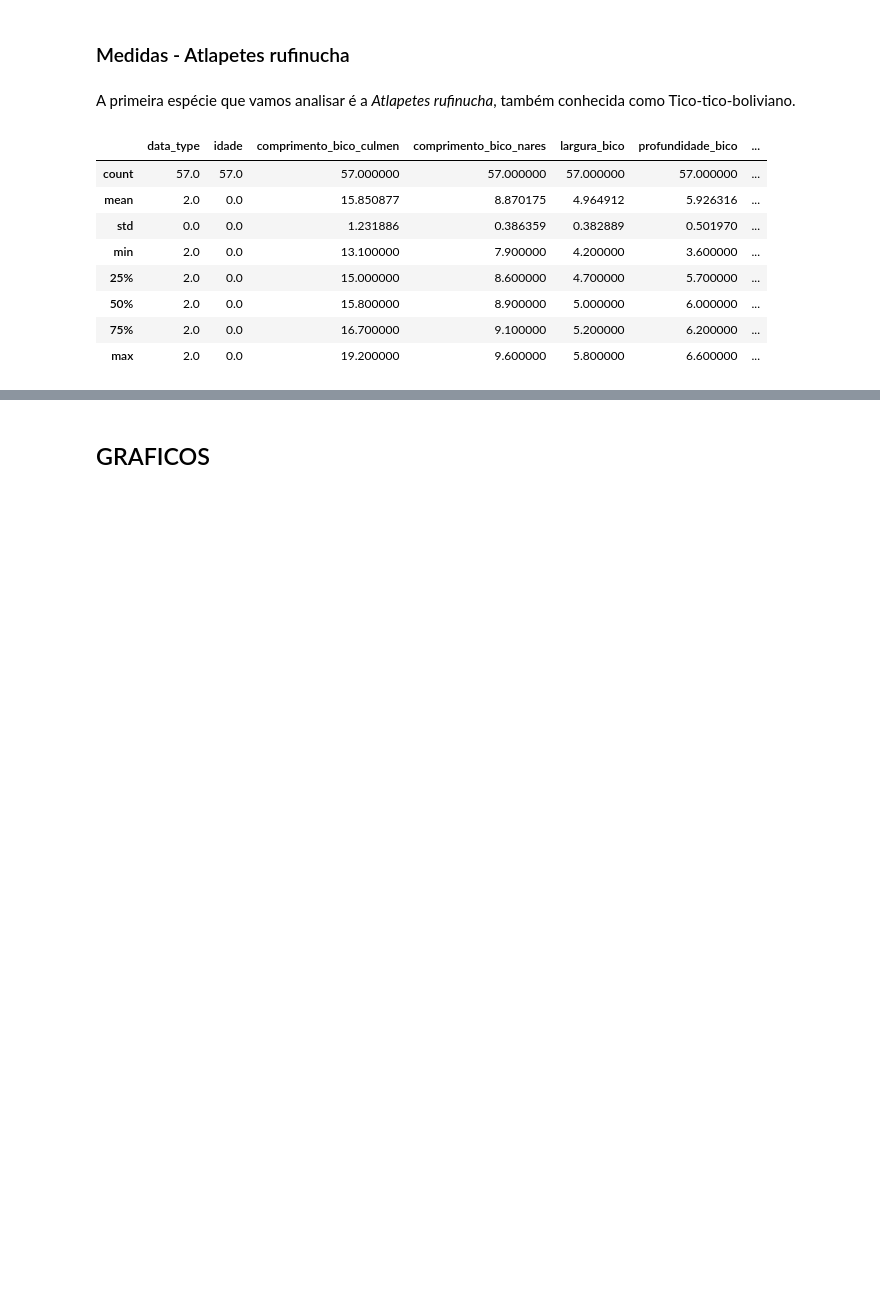
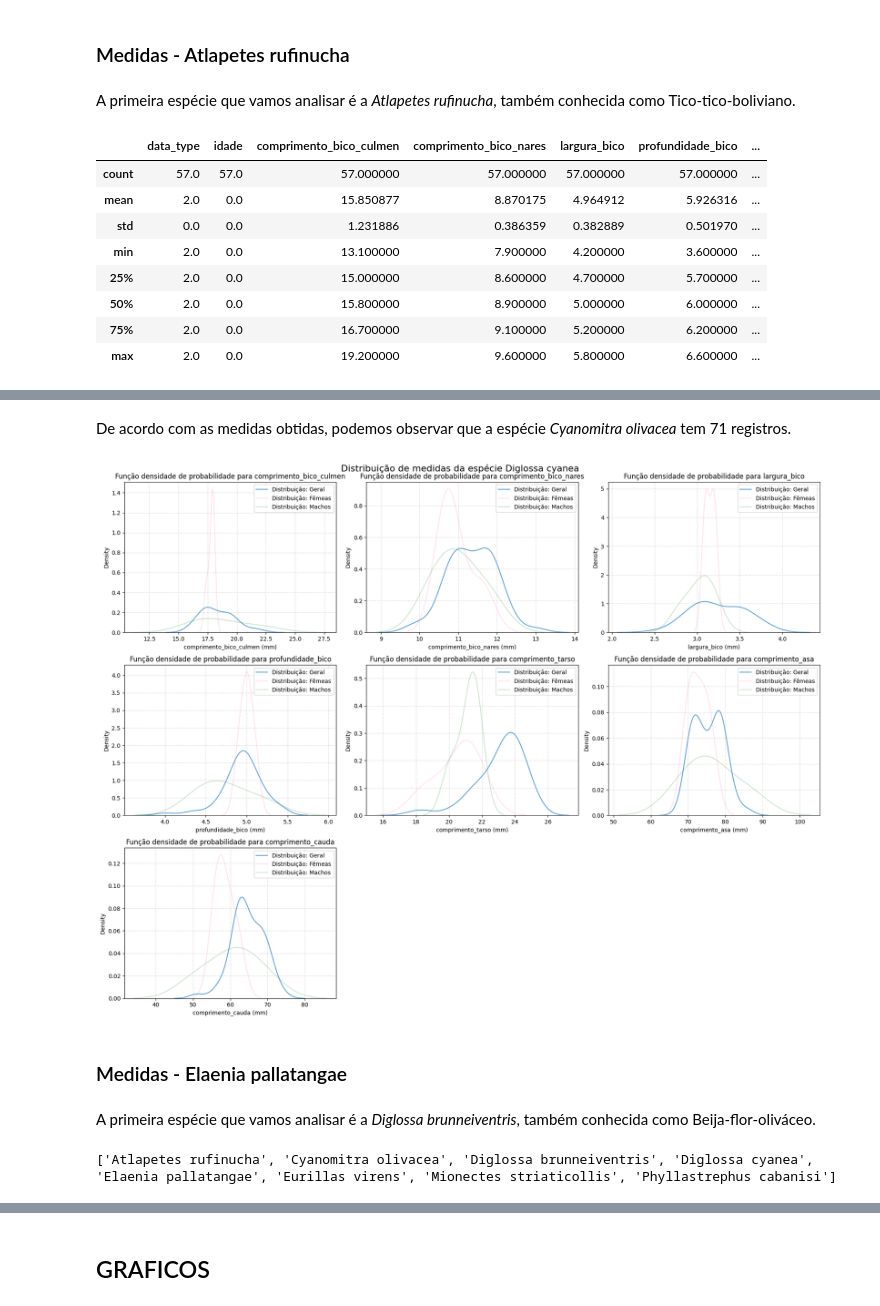
Before and after one commit to helocano/tiamat, a Jupyter notebook: MainTiamat_HeloisaCano.ipynb, the cells around one changed output, grey strips where cells are left out. Cells and saved outputs as stored; diff of their text form; code cells hidden in the pictures; blank space fills up the shorter version.

```diff
--- a/MainTiamat_HeloisaCano.ipynb
+++ b/MainTiamat_HeloisaCano.ipynb
@@ -656,0 +640,29 @@ Name: count, dtype: int64
+# %% [markdown]
+De acordo com as medidas obtidas, podemos observar que a espécie _Cyanomitra olivacea_ tem 71 registros.
+# %%
+fig, axes = plt.subplots(nrows = 3, ncols = 3, figsize = (18, 14))
+fig.suptitle('Distribuição de medidas da espécie Diglossa cyanea', fontsize = 16)
+
+axes[2, 1].axis('off')
+axes[2, 2].axis('off')
+
+i = 0
+j = 0
+for coluna in colunas:
+  plotar_distribuicao_continua(df_cyanea, coluna, axes[i, j])
+  j += 1
+
+  if j == 3:
+    j = 0
+    i += 1
+# %% [output]
+[figure, added]
+# %% [markdown]
+### Medidas - Elaenia pallatangae
+# %% [markdown]
+A primeira espécie que vamos analisar é a _Diglossa brunneiventris_, também conhecida como Beija-flor-oliváceo.
+# %%
+df_pallatangae.describe()
+print( sorted(especies_desejadas) )
+# %% [output]
+['Atlapetes rufinucha', 'Cyanomitra olivacea', 'Diglossa brunneiventris', 'Diglossa cyanea', 'Elaenia pallatangae', 'Eurillas virens', 'Mionectes striaticollis', 'Phyllastrephus cabanisi']
```
Also changed, not shown: parts of 58 cells of this notebook.
